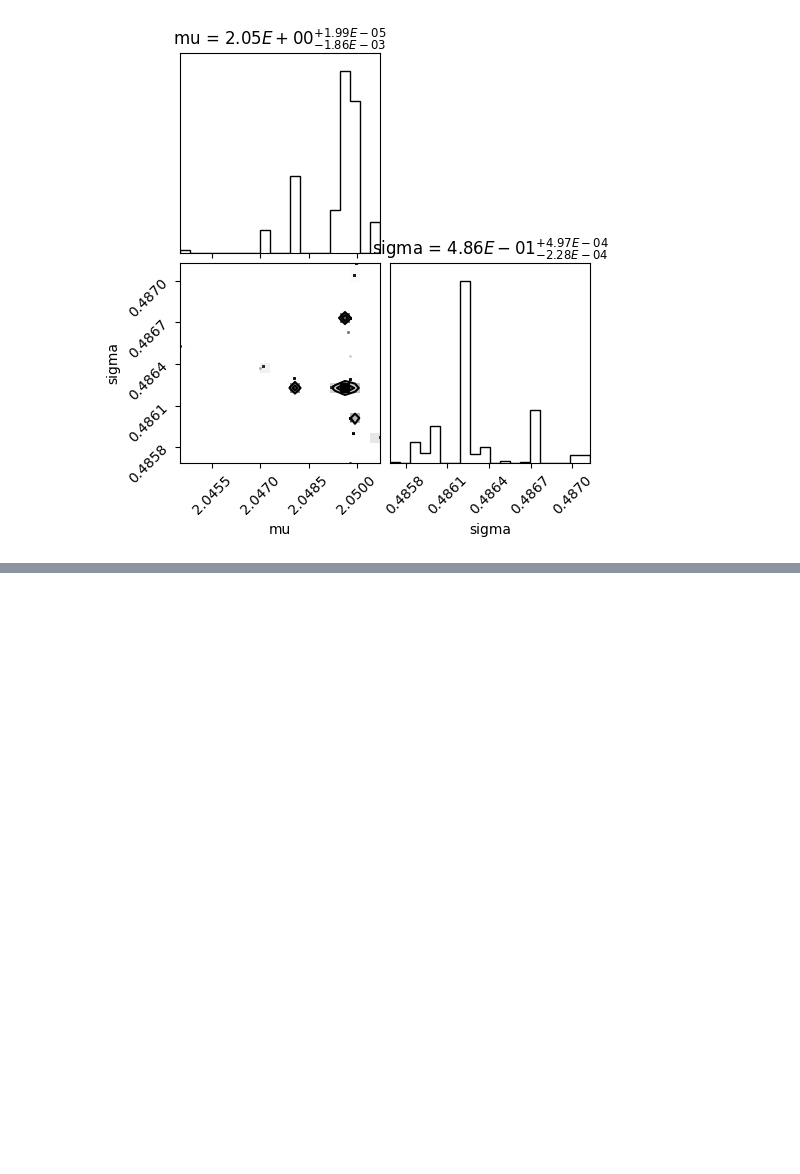
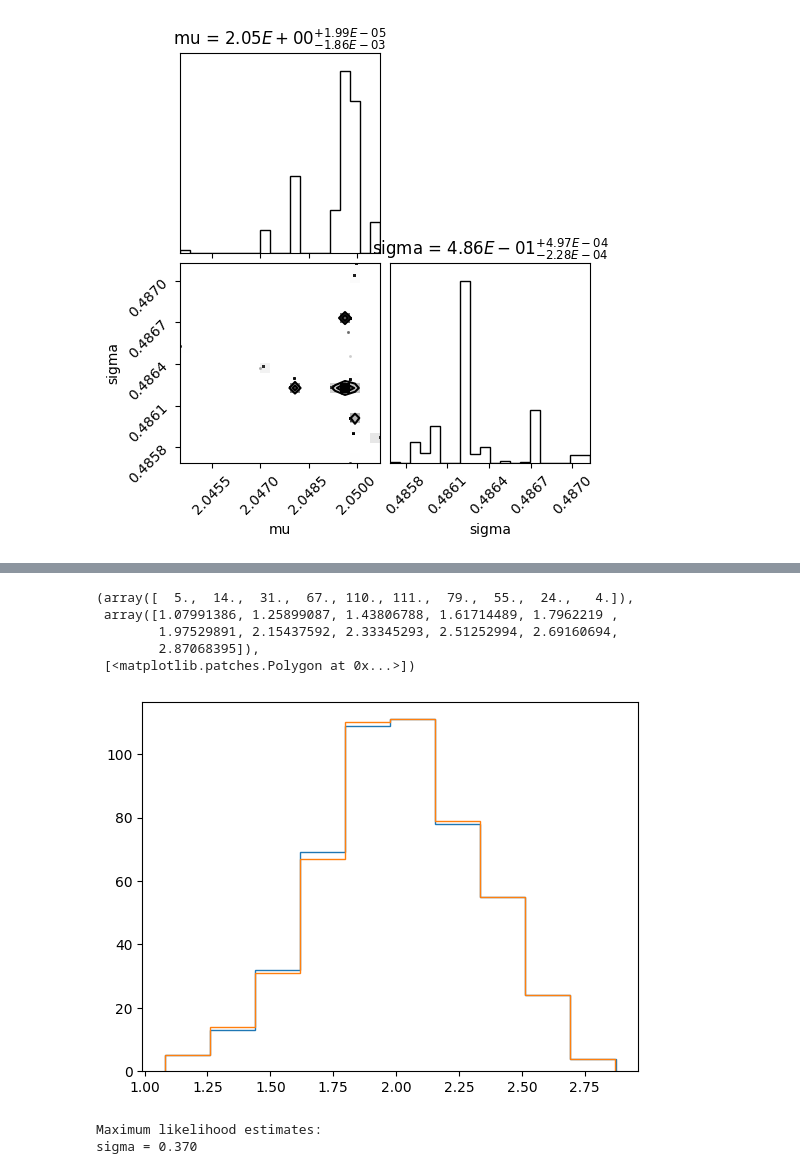
Before and after one commit to SSingh087/test-hierarchical-model, a Jupyter notebook: test-toy-HM/EMCEE tests/test-emcee-variation.ipynb, the cells around one changed output, grey strips where cells are left out. Cells and saved outputs as stored; diff of their text form; code cells hidden in the pictures; blank space fills up the shorter version.

```diff
--- a/test-toy-HM/EMCEE tests/test-emcee-variation.ipynb
+++ b/test-toy-HM/EMCEE tests/test-emcee-variation.ipynb
@@ -841,0 +877,10 @@ fig = corner.corner(
+# %%
+plt.hist(child_data.mean(axis=1),fill=False, histtype='step')
+plt.hist(parent_data, fill=False, histtype='step')
+# %% [output]
+(array([  5.,  14.,  31.,  67., 110., 111.,  79.,  55.,  24.,   4.]),
+ array([1.07991386, 1.25899087, 1.43806788, 1.61714489, 1.7962219 ,
+        1.97529891, 2.15437592, 2.33345293, 2.51252994, 2.69160694,
+        2.87068395]),
+ [<matplotlib.patches.Polygon at 0x...>])
+[figure, added]
@@ -841,0 +905,13 @@ fig = corner.corner(
+# %%
+from scipy.optimize import minimize
+np.random.seed(42)
+nll = lambda *args: -log_liklihood(*args)
+initial = np.array([true_scale_parent]) + 0.1 * np.random.randn(1)
+soln = minimize(nll, initial)
+parent_sigma_ML = soln.x
+
+print("Maximum likelihood estimates:")
+print("sigma = {0:.3f}".format(soln.x[0]))
+# %% [output]
+Maximum likelihood estimates:
+sigma = 0.370
```
Also changed, not shown: parts of 92 cells of this notebook, 2 other files.
